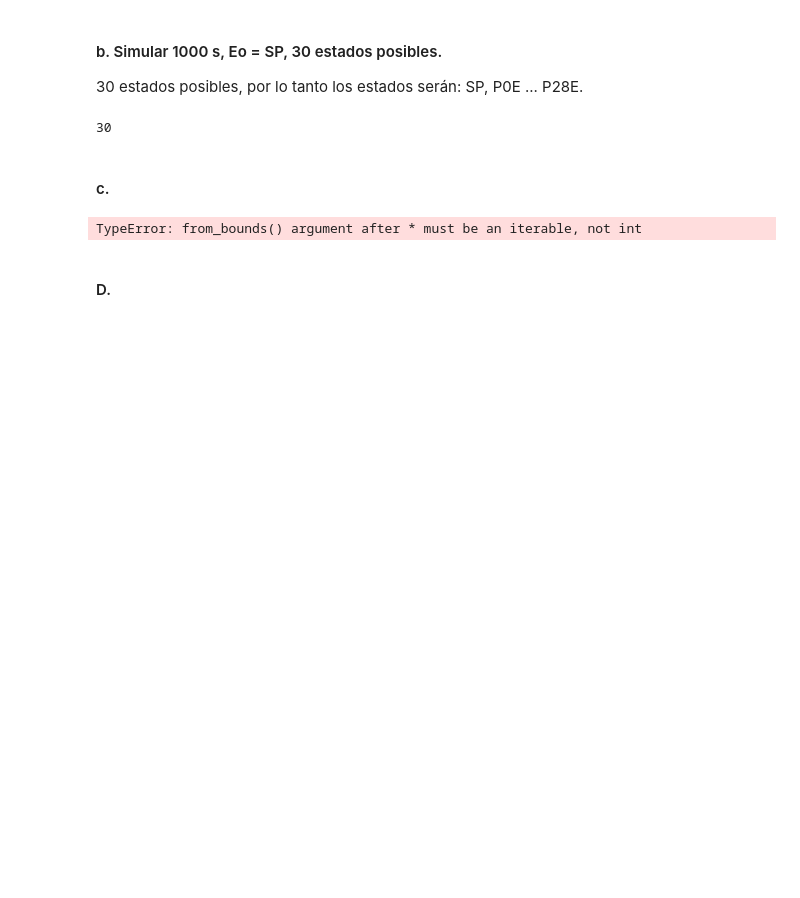
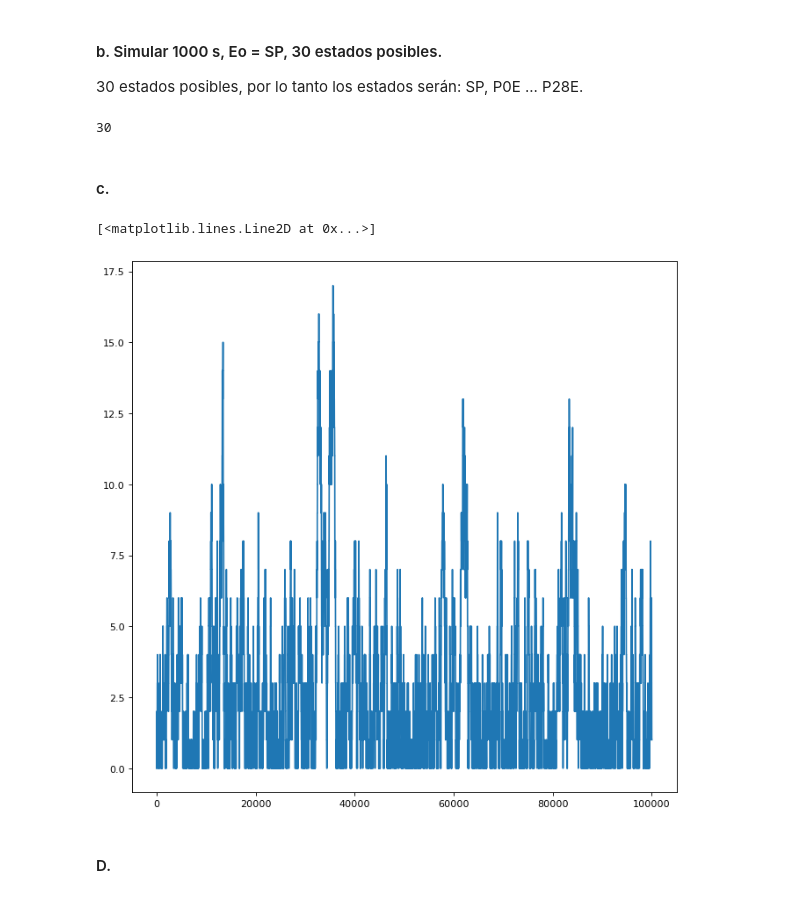
Before and after one commit to Luciana123/simulacion-tp1-2c2021, a Jupyter notebook: TP2/Ejercicios TP2.ipynb, the cells around one changed output. Cells and saved outputs as stored; diff of their text form; code cells hidden in the pictures; blank space fills up the shorter version.

```diff
--- a/TP2/Ejercicios TP2.ipynb
+++ b/TP2/Ejercicios TP2.ipynb
@@ -85,14 +85,15 @@ for i in range(ITERACIONES):
     next_state = state_from_v(x)
     COUNT_ESTADOS[next_state] = COUNT_ESTADOS.get(next_state, 0) + 1
     SOLICITUDES.append(index)
-# %% [markdown]
-#### c.
+# %% [markdown]
+#### c.
 # %%
 # Cantidad de solicitudes en cada instante de tiempo.
-figure(figsize=(1410), dpi=80)
+figure(figsize=(10,10), dpi=80)
 plt.plot(SOLICITUDES)
 # %% [output]
-TypeError: from_bounds() argument after * must be an iterable, not int
+[<matplotlib.lines.Line2D at 0x...>]
+[figure, added]
 # %% [markdown]
 #### D.
 # %%
```
Also changed, not shown: parts of 8 cells of this notebook.
